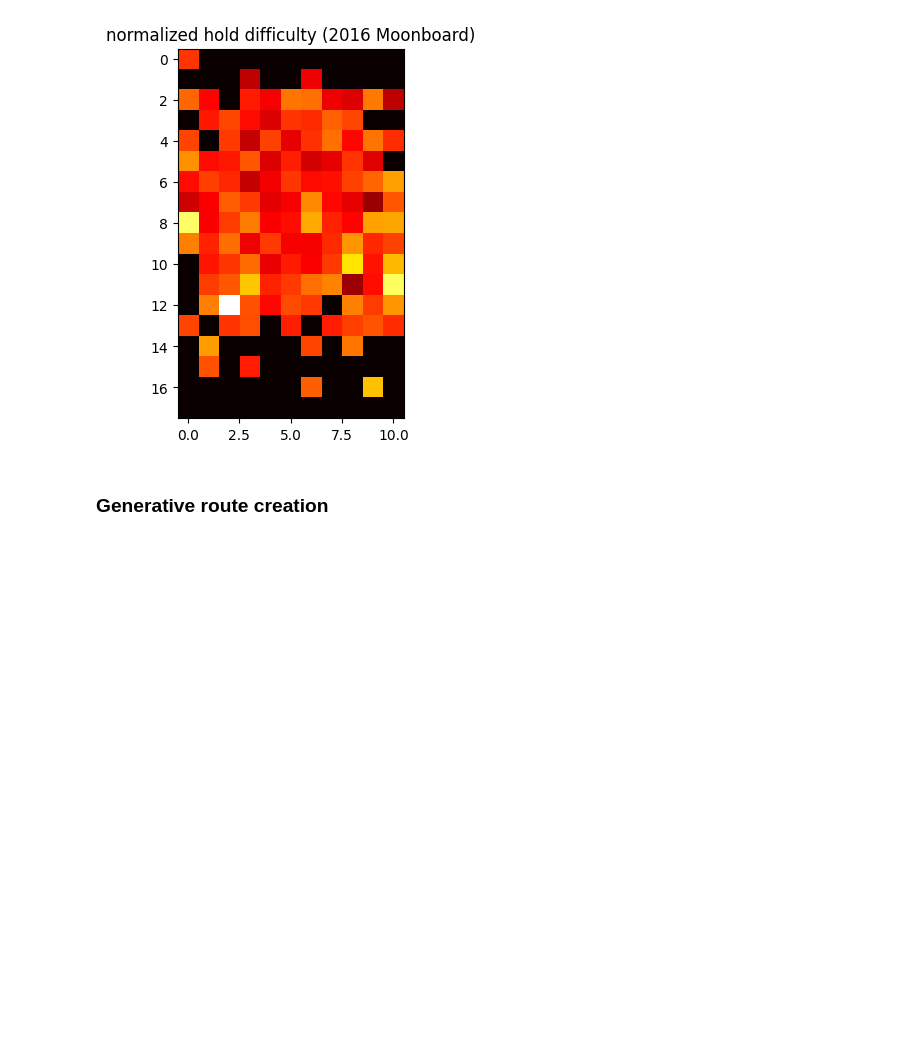
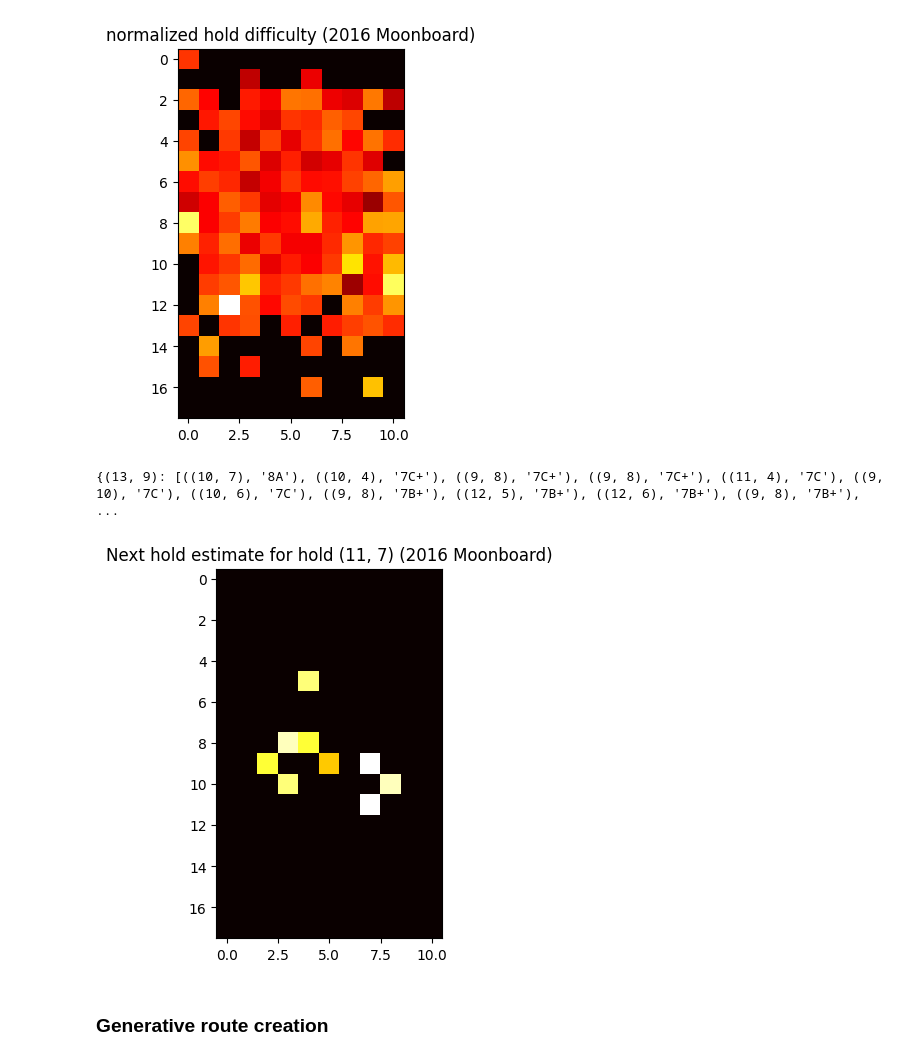
Before and after one commit to averyiorio/capaneus, a Jupyter notebook: src/descriptive_analytics.ipynb, the cells around one changed output. Cells and saved outputs as stored; diff of their text form; code cells hidden in the pictures; blank space fills up the shorter version.

Commit message:
started ml model

```diff
--- a/src/descriptive_analytics.ipynb
+++ b/src/descriptive_analytics.ipynb
@@ -343,5 +334,74 @@ No climbs found
 {(13, 9): 4.328038009954262, (9, 8): 4.122097415647005, (4, 4): 4.057065290373999, (12, 10): 4.1371131569814725, (11, 10): 6.60034687206007, (8, 3): 4.337255817761513, (4, 7): 4.18383260256586, (2, 0) ...
 [figure]
 [figure]
+# %%
+problems = df['Moves']
+grades = df['Grade']
+next_hold_dict = {}
+
+for problem, grade in zip(problems, grades):
+    problem = problem.replace("'", '"')
+    problem = problem.replace("True", 'true')
+    problem = problem.replace("False", 'false')
+    problem = json.loads(problem)
+    holds = []
+    for hold in problem:
+        pos = hold['Description']
+        pos = pos[0].upper() + pos[1:]
+        #Start_or_end = hold['IsStart'] or hold['IsEnd']
+        holds.append(pos)
+    # Split holds into tuples sort in ascending height order
+    holds = [(hold[0], int(hold[1:])) for hold in holds]
+    holds.sort(key=lambda x: x[1])
+    holds = [c + str(r)  for c, r in holds]
+
+    next_hold_distances = []
+    for i1 in range(len(holds)-1):
+        h1_coords = get_hold_coords(holds[i1])
+        h2_coords = get_hold_coords(holds[i1 + 1])
+        d = hold_distance(h1_coords, h2_coords)
+        next_hold_distances.append(d)
+        if h1_coords in next_hold_dict:
+            next_hold_dict[h1_coords].append((h2_coords, grade))
+
+        else:
+            next_hold_dict[h1_coords]= []
+
+
+print(next_hold_dict)
+# %% [output]
+{(13, 9): [((10, 7), '8A'), ((10, 4), '7C+'), ((9, 8), '7C+'), ((9, 8), '7C+'), ((11, 4), '7C'), ((9, 10), '7C'), ((10, 6), '7C'), ((9, 8), '7B+'), ((12, 5), '7B+'), ((12, 6), '7B+'), ((9, 8), '7B+'), ...
+# %%
+def hold_difficulty_2d(dimensions, current_hold, next_holds):
+    """
+    Outputs a 2d numpy array with the hold use count
+    Args:
+        Dimensions (tuple(int)): two-tuple with the hight and width of board
+
+        hold_difficulty (dict(tuple(int): int)): key is alphanumeric position on board,
+                                   value is number of times hold appears in the dataset
+
+    Returns:
+        np.2darray(floats): normalized hold difficulty heatmap
+    """
+
+    use_count = np.zeros(dimensions)
+    for h in next_holds:
+        use_count[h[0][0]][h[0][1]] = french_grade_numeric_converter(h[1].lower())
+    #normalize_use = use_count / use_count.max()
+    use_count[current_hold[0]][current_hold[1]] = 15
+    return use_count
+
+curr_hold = (11, 7)
+next_holds = next_hold_dict[curr_hold]
+use_array = hold_difficulty_2d((18, 11), curr_hold, next_holds)
+
+#non-normalized count
+normalized2 = use_array
+plt.imshow(normalized2, cmap='hot', interpolation='nearest')
+plt.title(f"Next hold estimate for hold {curr_hold} (2016 Moonboard)")
+plt.show()
+# %% [output]
+[figure, added]
 # %% [markdown]
 ### Generative route creation
```
Also changed, not shown: parts of 2 cells of this notebook, 7 other files.
